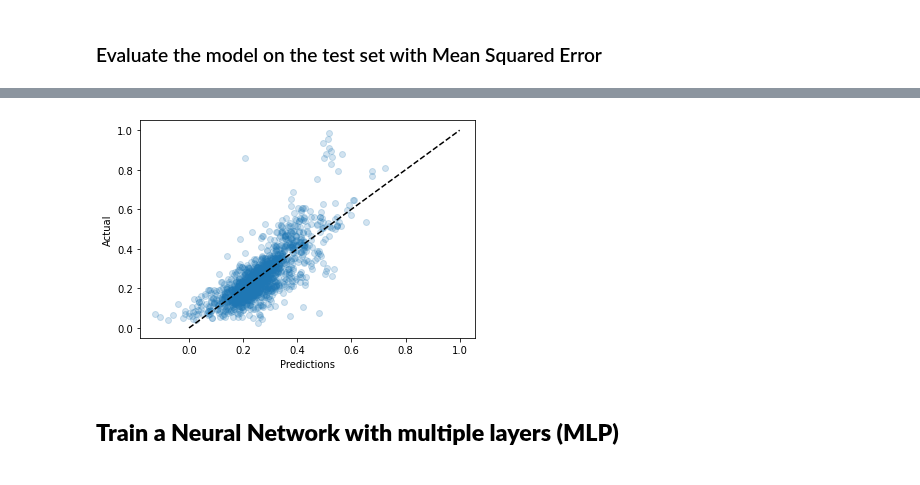
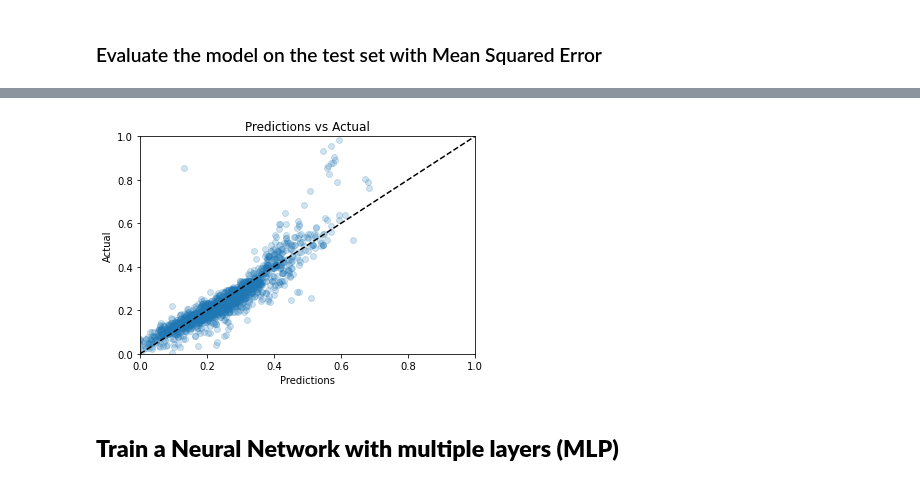
Before and after one commit to biodatlab/deep-learning-skooldio, a Jupyter notebook: 04_pytorch_for_tabular_data.ipynb, the cells around one changed output, grey strips where cells are left out. Saved outputs shown, nothing was run; the diff lists cells and outputs as text; code cells hidden in the pictures.

```diff
--- a/04_pytorch_for_tabular_data.ipynb
+++ b/04_pytorch_for_tabular_data.ipynb
@@ -265,22 +191,33 @@ one_hot_encoder = joblib.load(one_hot_encoder_path)
+# %%
+data_path = "Rodkaidee Data.csv"
+one_hot_encoder_path = "trained_models/one_hot_encoder.joblib"
+one_hot_encoder = joblib.load(one_hot_encoder_path)
+
+scaler_dict = {
+    "Year": joblib.load("trained_models/year_scaler.joblib"),
+    "Mileage": joblib.load("trained_models/mileage_scaler.joblib"),
+    "Price": joblib.load("trained_models/price_scaler.joblib"),
+}
 # %%
 df = pd.read_csv(data_path)
+df["Price"] = df["Price"].apply(lambda x: float(x.replace(",", "")))
+df["Mileage"] = df["Mileage"].apply(lambda x: float(x.replace(",", "")))
 df_train, df_test = train_test_split(df, test_size=0.2, random_state=42)
+
 x_train = preprocess_dataframe(
     df_train,
-    cat_feature_dict = cat_feature_dict,
-    max_value_dict = max_value_dict,
     one_hot_encoder = one_hot_encoder,
+    scaler_dictionary = scaler_dict,
     )
-y_train = df_train["Price"].apply(lambda x: scale_value(x, max_value_dict["Price"])).values
+y_train = scaler_dict["Price"].transform(df_train[["Price"]])
 y_train = y_train.reshape(-1, 1)
 
 x_test = preprocess_dataframe(
     df_test,
-    cat_feature_dict = cat_feature_dict,
-    max_value_dict = max_value_dict,
     one_hot_encoder = one_hot_encoder,
+    scaler_dictionary = scaler_dict,
 )
-y_test = df_test["Price"].apply(lambda x: scale_value(x, max_value_dict["Price"])).values
+y_test = scaler_dict["Price"].transform(df_test[["Price"]])
 y_test = y_test.reshape(-1, 1)
 print(x_train.shape, y_train.shape)
 # %% [output]
@@ -407,12 +342,15 @@ mean_squared_error(prediction_array, actual_y_array)
 # %%
 # Plot a perfect prediction line.
 plt.plot([0, 1], [0, 1],  "--", color="black",)
 # Plot the predictions vs the actual values.
 plt.scatter(prediction_array, actual_y_array, alpha=0.2)
 
 plt.xlabel("Predictions")
 plt.ylabel("Actual")
+plt.title("Predictions vs Actual")
+plt.xlim(0, 1)
+plt.ylim(0, 1)
 plt.show()
 # %% [output]
-[figure, old version]
+[figure, new version]
 # %%
```
Also changed, not shown: parts of 57 cells of this notebook.
